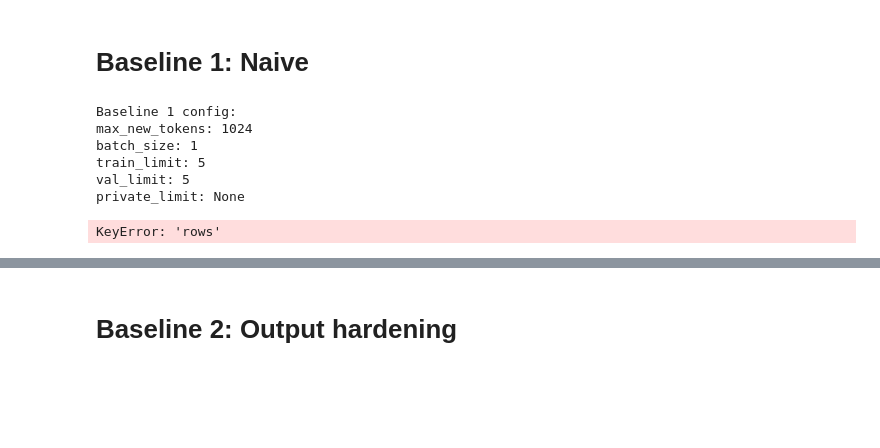
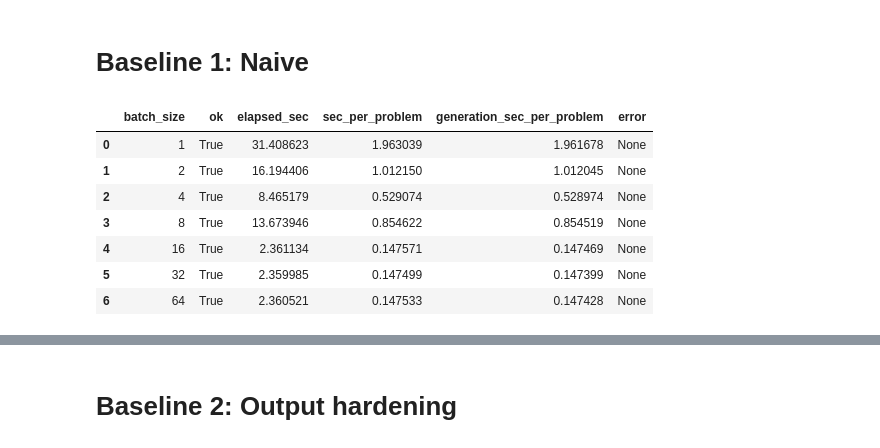
Before and after one commit to kyxz1813/CSE151B_Kaggle, a Jupyter notebook: Runner.ipynb, the cells around one changed output, grey strips where cells are left out. Saved outputs shown, nothing was run; the diff lists cells and outputs as text; code cells hidden in the pictures; blank space fills up the shorter version.

Commit message:
baseline1 complete on colab

```diff
--- a/Runner.ipynb
+++ b/Runner.ipynb
@@ -594,34 +518,51 @@ def run_problem_set_notebook(
 # %% [markdown]
 # Baseline 1: Naive
 # %%
-baseline1_generation_config = NotebookGenerationConfig(
+baseline1_prompt_chain = build_prompt_chain(strategy_name="baseline")
+
+smoke_generation_config = GenerationConfig(
+    max_new_tokens=MAX_NEW_TOKENS_SMOKE,
+    temperature=0.6,
+    top_p=0.95,
+    top_k=20,
+    min_p=0.0,
+    repetition_penalty=1.0,
+    presence_penalty=0.0,
+    do_sample=True,
+)
+
+baseline1_generation_config = GenerationConfig(
     max_new_tokens=MAX_NEW_TOKENS_BASELINE,
     temperature=0.6,
     top_p=0.95,
     top_k=20,
+    min_p=0.0,
     repetition_penalty=1.0,
+    presence_penalty=0.0,
     do_sample=True,
 )
-
-baseline1_prompt_chain = build_prompt_chain(strategy_name="baseline")
-
-TRAIN_LIMIT = 5
-VAL_LIMIT = 5
-PRIVATE_LIMIT = None
-
-print("Baseline 1 config:")
-print("max_new_tokens:", baseline1_generation_config.max_new_tokens)
-print("batch_size:", BATCH_SIZE)
-print("train_limit:", TRAIN_LIMIT)
-print("val_limit:", VAL_LIMIT)
-print("private_limit:", PRIVATE_LIMIT)
-# %% [output]
-Baseline 1 config:
-max_new_tokens: 1024
-batch_size: 1
-train_limit: 5
-val_limit: 5
-private_limit: None
+# %%
+batch_report = benchmark_batch_sizes(
+    problem_set=train_set,
+    model_bundle=model_bundle,
+    batch_sizes=[1, 2, 4, 8, 16, 32, 64],
+    prompt_chain=baseline1_prompt_chain,
+    generation_config=smoke_generation_config,
+    sample_size=16,
+    score=False,
+    show_progress=False,
+)
+
+pd.DataFrame(batch_report["rows"])
+# %% [output]
+|  | batch_size | ok | elapsed_sec | sec_per_problem | generation_sec_per_problem | error |
+| 0 | 1 | True | 31.408623 | 1.963039 | 1.961678 | None |
+| 1 | 2 | True | 16.194406 | 1.012150 | 1.012045 | None |
+| 2 | 4 | True | 8.465179 | 0.529074 | 0.528974 | None |
+| 3 | 8 | True | 13.673946 | 0.854622 | 0.854519 | None |
+| 4 | 16 | True | 2.361134 | 0.147571 | 0.147469 | None |
+| 5 | 32 | True | 2.359985 | 0.147499 | 0.147399 | None |
+| 6 | 64 | True | 2.360521 | 0.147533 | 0.147428 | None |
 # %%
 # Train split smoke run
 
@@ -645,7 +581,0 @@ pprint(baseline1_train_result["report"])
-# %%
-for row in baseline1_train_result["rows"]:
-    print("=" * 80)
-    print("id:", row["id"], "correct:", row["correct"])
-    print(row["response"][:2000])
-# %% [output]
-KeyError: 'rows'
```
Also changed, not shown: parts of 27 cells of this notebook, 3 other files.
